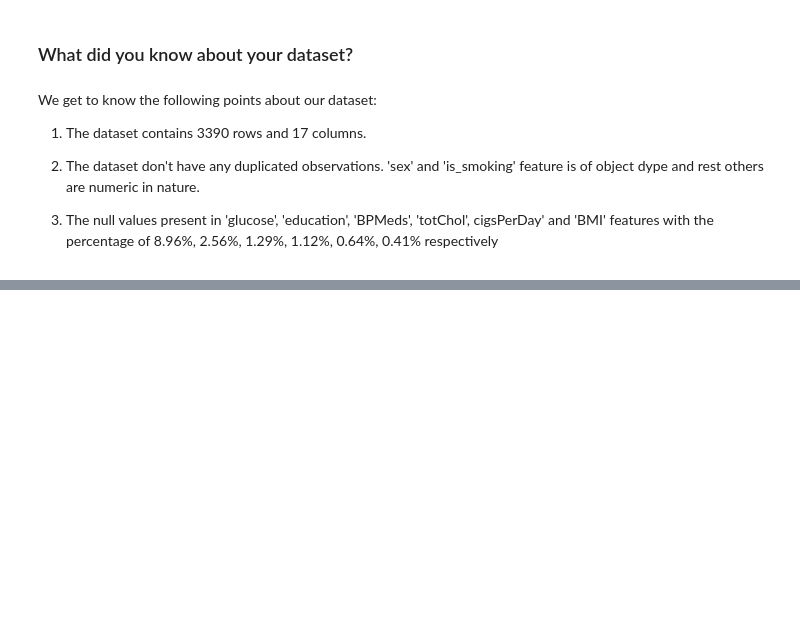
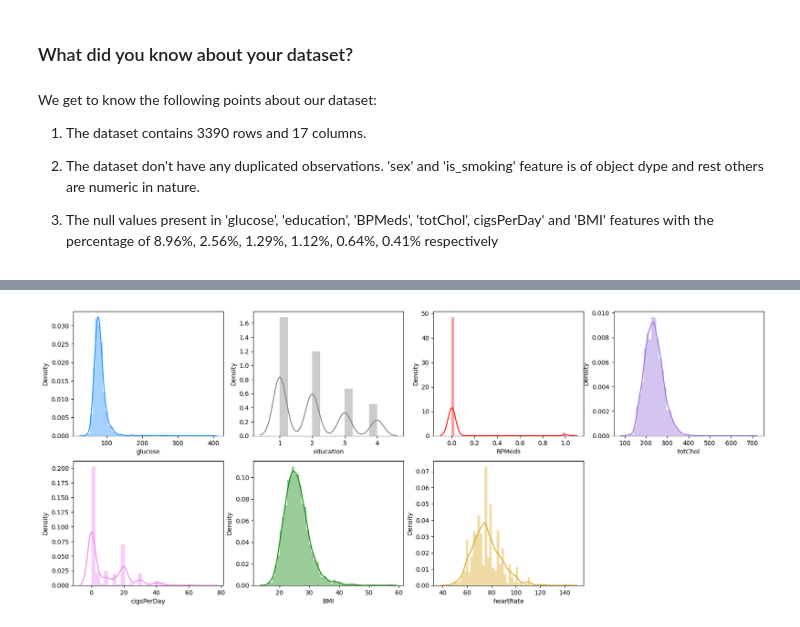
Before and after one commit to lukilearn/CAPSTONE_3_Cardiovascular_Risk_Prediction_ML_Classification, a Jupyter notebook: Cardiovascular_Risk_Prediction.ipynb, the cells around one changed output, grey strips where cells are left out. Saved outputs shown, nothing was run; the diff lists cells and outputs as text; code cells hidden in the pictures; blank space fills up the shorter version.

```diff
--- a/Cardiovascular_Risk_Prediction.ipynb
+++ b/Cardiovascular_Risk_Prediction.ipynb
@@ -236,0 +265,6 @@ We get to know the following points about our dataset:
+# %%
+# Check Unique Values for each variable.
+print(f"The number of unique values in: ")
+print("-"*35)
+for i in df.columns:
+  print(f"'{i}' : {df[i].nunique()}")
@@ -236,0 +324,10 @@ We get to know the following points about our dataset:
+# %%
+# Plotting the frequency distribution plot for checking the distribution of each feature that contains null values
+plt.figure(figsize=(20,8))
+colour= ['dodgerblue','grey','red','mediumpurple','violet','green','goldenrod','lime']
+for i,j in zip(null_list, colour):
+  ax= plt.subplot(2,4,null_list.index(i)+1)
+  sns.distplot(df[i],color=j)
+plt.show()
+# %% [output]
+[figure, added]
```
Also changed, not shown: parts of 17 cells of this notebook.
